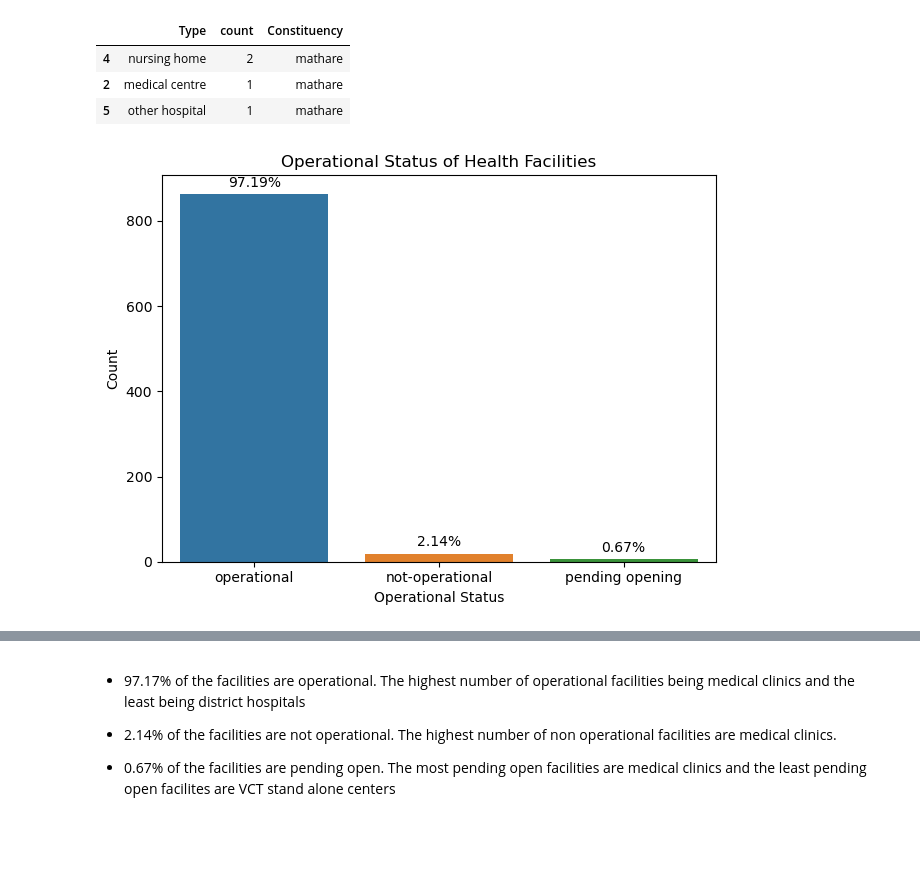
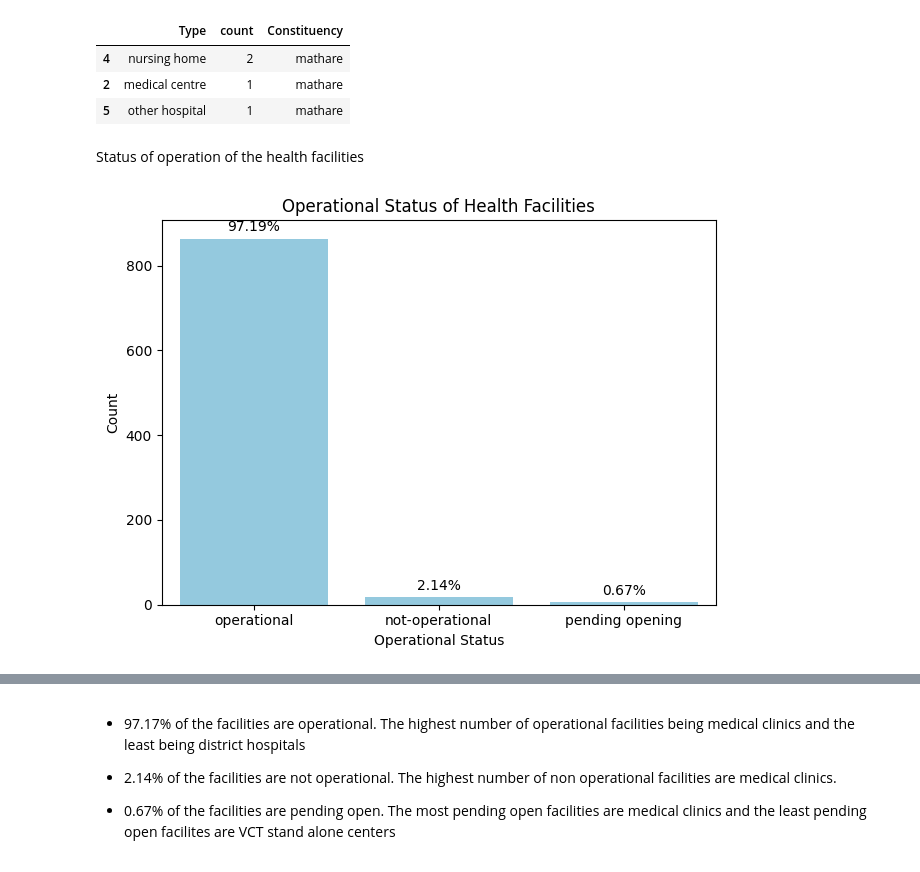
Before and after one commit to PriscillaJoan/Health-Care-Facilities, a Jupyter notebook: final workbook.ipynb, the cells around one changed output, grey strips where cells are left out. Drawn from its saved outputs; the diff is of its cells as text; code cells hidden in the pictures; blank space fills up the shorter version.

```diff
--- a/final workbook.ipynb
+++ b/final workbook.ipynb
@@ -458,6 +460,8 @@ df[['Beds','Cots']]=df[['Beds','Cots']].astype(int)
 # %%
 import matplotlib.pyplot as plt
 import seaborn as sns
+# %%
+df = pd.read_csv('nairobi_data.csv')
 # %%
 # calculate the percentage of 'ART' for each 'Type' category
 art_percent = df.groupby(['Type', 'ART'])['ART'].count().unstack('ART').apply(lambda x: x / x.sum() * 100, axis=1)
@@ -520,11 +525,10 @@ filtered_vct.sample(3)
 # %% [markdown]
 - There are 56 VCT centers
 # %%
-#visualize % distribution of the type of health centers across nairobi
-
-# create bar plot
+# visualize % distribution of the type of health centers across nairobi
+#bar plot
 plt.figure(figsize=(16, 8))
-ax = sns.countplot(x='Type', data=df)
+ax = sns.countplot(x='Type', data=df,color='skyblue')
 
 # percentages and anonnate
 total = len(df)
@@ -584,26 +604,25 @@ results4.sample(3)
 | 4 | nursing home | 2 | mathare |
 | 2 | medical centre | 1 | mathare |
 | 5 | other hospital | 1 | mathare |
+# %% [markdown]
+Status of operation of the health facilities
 # %%
-#Status of operation of the health facilities"""
-
-#plot
-ax1 = sns.countplot(x='Operational Status', data=df)
+ax1 = sns.countplot(x='Operational Status', data=df,color='skyblue')
 
 # calculate percentages and annotate
 total = len(df['Operational Status'])
 for bar in ax1.patches:
     height = bar.get_height()
     percentage = (height/total * 100).round(2)
     ax1.annotate(f'{percentage}%', xy=(bar.get_x() + bar.get_width() / 2, height),
                 xytext=(0, 3),
                 textcoords='offset points',
                 ha='center',
                 va='bottom')
 ax1.set_title('Operational Status of Health Facilities')
 ax1.set_xlabel('Operational Status')
 ax1.set_ylabel('Count')
 plt.tight_layout()
 # %% [output]
-[figure, old version]
+[figure, new version]
 # %%
```
Also changed, not shown: parts of 31 cells of this notebook, 9 other files.
